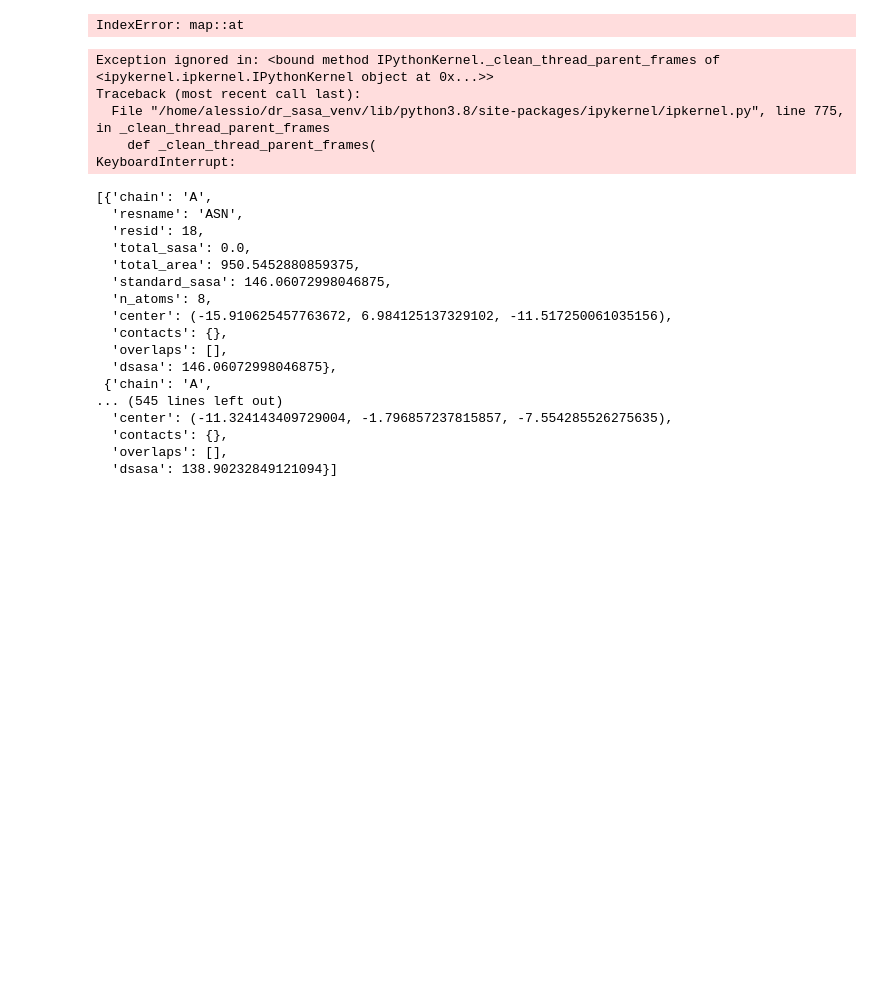
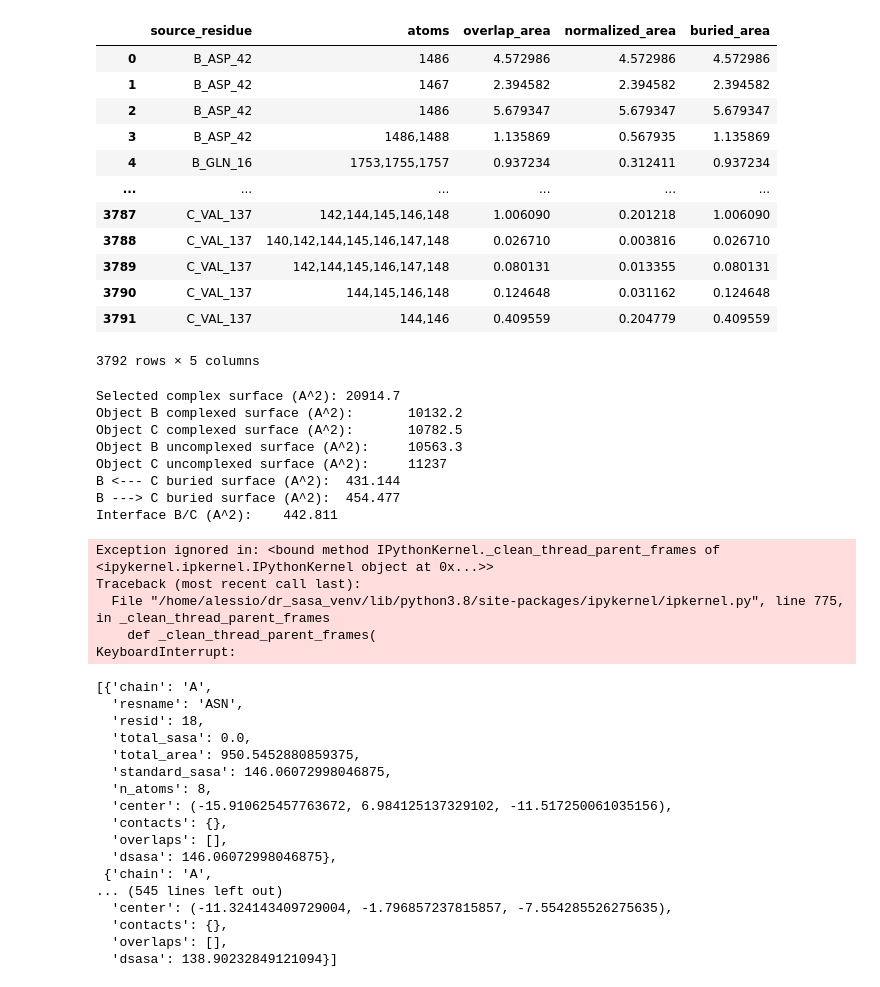
Before and after one commit to mcale6/dr_sasa_python, a Jupyter notebook: examples/test_nb.ipynb, the cells around one changed output. Cells and saved outputs as stored; diff of their text form; code cells hidden in the pictures; blank space fills up the shorter version.

```diff
--- a/examples/test_nb.ipynb
+++ b/examples/test_nb.ipynb
@@ -11,10 +79,32 @@ from utils import convert_to_dataframes
+# %%
+overlaps
+# %% [output]
+|  | source_residue | atoms | overlap_area | normalized_area | buried_area |
+| 0 | B_ASP_42 | 1486 | 4.572986 | 4.572986 | 4.572986 |
+| 1 | B_ASP_42 | 1467 | 2.394582 | 2.394582 | 2.394582 |
+| 2 | B_ASP_42 | 1486 | 5.679347 | 5.679347 | 5.679347 |
+| 3 | B_ASP_42 | 1486,1488 | 1.135869 | 0.567935 | 1.135869 |
+| 4 | B_GLN_16 | 1753,1755,1757 | 0.937234 | 0.312411 | 0.937234 |
+| ... | ... | ... | ... | ... | ... |
+| 3787 | C_VAL_137 | 142,144,145,146,148 | 1.006090 | 0.201218 | 1.006090 |
+| 3788 | C_VAL_137 | 140,142,144,145,146,147,148 | 0.026710 | 0.003816 | 0.026710 |
+| 3789 | C_VAL_137 | 142,144,145,146,147,148 | 0.080131 | 0.013355 | 0.080131 |
+| 3790 | C_VAL_137 | 144,145,146,148 | 0.124648 | 0.031162 | 0.124648 |
+| 3791 | C_VAL_137 | 144,146 | 0.409559 | 0.204779 | 0.409559 |
+3792 rows × 5 columns
 # %%
-test_pdb = "/home/alessio/dr_sasa_python/tests/data/3i40.pdb"
-calc = dr_sasa_py.DecoupledSASA(probe_radius=1.4)
-result = calc.calculate(str(test_pdb))
-result["residue_data"]
+test_pdb = "/home/alessio/dr_sasa_python/tests/data/pred.pdb"
+calc = dr_sasa_py.GenericSASA(probe_radius=1.4)
+result = calc.calculate(str(test_pdb), print_output=True)
 # %% [output]
-IndexError: map::at
+Selected complex surface (A^2): 20914.7
+Object B complexed surface (A^2):       10132.2
+Object C complexed surface (A^2):       10782.5
+Object B uncomplexed surface (A^2):     10563.3
+Object C uncomplexed surface (A^2):     11237
+B <--- C buried surface (A^2):  431.144
+B ---> C buried surface (A^2):  454.477
+Interface B/C (A^2):    442.811
 # %%
 test_pdb = "/home/alessio/dr_sasa_python/tests/data/pred.pdb"
 calc = dr_sasa_py.GenericSASA(probe_radius=1.4)
```
Also changed, not shown: parts of 8 cells of this notebook, 24 other files.
